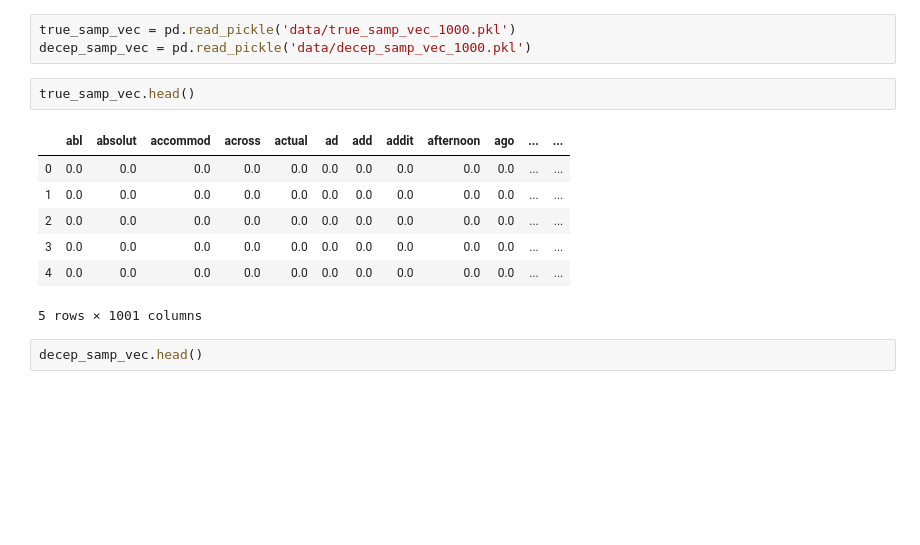
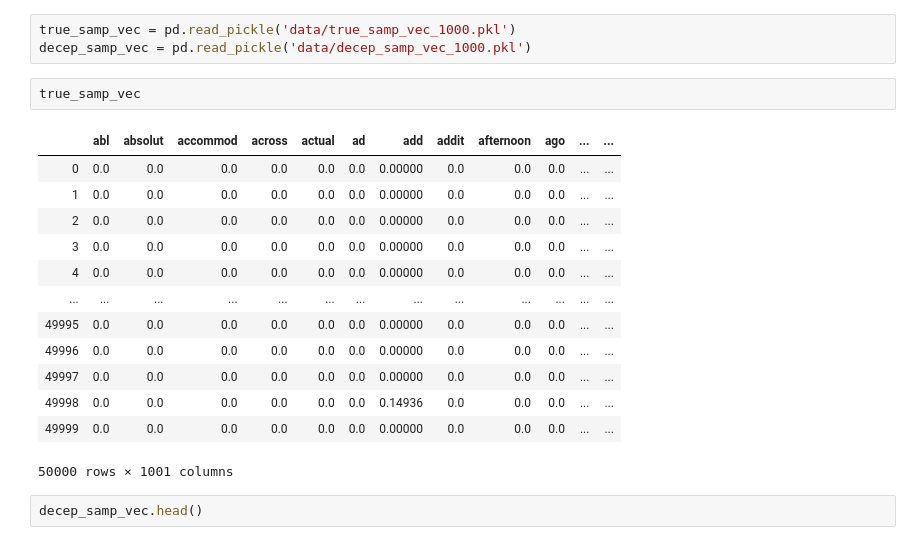
Before and after one commit to suchayarj/WhatsOnYourFace...FakeOrFact, a Jupyter notebook: AutoencoderYelp.ipynb, the cells around one changed output. Cells and saved outputs as stored; diff of their text form; blank space fills up the shorter version.

```diff
--- a/AutoencoderYelp.ipynb
+++ b/AutoencoderYelp.ipynb
@@ -130,15 +132,21 @@ decep_samp_vec.to_pickle('data/decep_samp_vec_1000.pkl')
 true_samp_vec = pd.read_pickle('data/true_samp_vec_1000.pkl')
 decep_samp_vec = pd.read_pickle('data/decep_samp_vec_1000.pkl')
 # %%
-true_samp_vec.head()
+true_samp_vec
 # %% [output]
 |  | abl | absolut | accommod | across | actual | ad | add | addit | afternoon | ago | ... | ... |
-| 0 | 0.0 | 0.0 | 0.0 | 0.0 | 0.0 | 0.0 | 0.0 | 0.0 | 0.0 | 0.0 | ... | ... |
-| 1 | 0.0 | 0.0 | 0.0 | 0.0 | 0.0 | 0.0 | 0.0 | 0.0 | 0.0 | 0.0 | ... | ... |
-| 2 | 0.0 | 0.0 | 0.0 | 0.0 | 0.0 | 0.0 | 0.0 | 0.0 | 0.0 | 0.0 | ... | ... |
-| 3 | 0.0 | 0.0 | 0.0 | 0.0 | 0.0 | 0.0 | 0.0 | 0.0 | 0.0 | 0.0 | ... | ... |
-| 4 | 0.0 | 0.0 | 0.0 | 0.0 | 0.0 | 0.0 | 0.0 | 0.0 | 0.0 | 0.0 | ... | ... |
+| 0 | 0.0 | 0.0 | 0.0 | 0.0 | 0.0 | 0.0 | 0.00000 | 0.0 | 0.0 | 0.0 | ... | ... |
+| 1 | 0.0 | 0.0 | 0.0 | 0.0 | 0.0 | 0.0 | 0.00000 | 0.0 | 0.0 | 0.0 | ... | ... |
+| 2 | 0.0 | 0.0 | 0.0 | 0.0 | 0.0 | 0.0 | 0.00000 | 0.0 | 0.0 | 0.0 | ... | ... |
+| 3 | 0.0 | 0.0 | 0.0 | 0.0 | 0.0 | 0.0 | 0.00000 | 0.0 | 0.0 | 0.0 | ... | ... |
+| 4 | 0.0 | 0.0 | 0.0 | 0.0 | 0.0 | 0.0 | 0.00000 | 0.0 | 0.0 | 0.0 | ... | ... |
+| ... | ... | ... | ... | ... | ... | ... | ... | ... | ... | ... | ... | ... |
+| 49995 | 0.0 | 0.0 | 0.0 | 0.0 | 0.0 | 0.0 | 0.00000 | 0.0 | 0.0 | 0.0 | ... | ... |
+| 49996 | 0.0 | 0.0 | 0.0 | 0.0 | 0.0 | 0.0 | 0.00000 | 0.0 | 0.0 | 0.0 | ... | ... |
+| 49997 | 0.0 | 0.0 | 0.0 | 0.0 | 0.0 | 0.0 | 0.00000 | 0.0 | 0.0 | 0.0 | ... | ... |
+| 49998 | 0.0 | 0.0 | 0.0 | 0.0 | 0.0 | 0.0 | 0.14936 | 0.0 | 0.0 | 0.0 | ... | ... |
+| 49999 | 0.0 | 0.0 | 0.0 | 0.0 | 0.0 | 0.0 | 0.00000 | 0.0 | 0.0 | 0.0 | ... | ... |
-5 rows × 1001 columns
+50000 rows × 1001 columns
 # %%
 decep_samp_vec.head()
 # %% [output]
```
Also changed, not shown: parts of 92 cells of this notebook.
